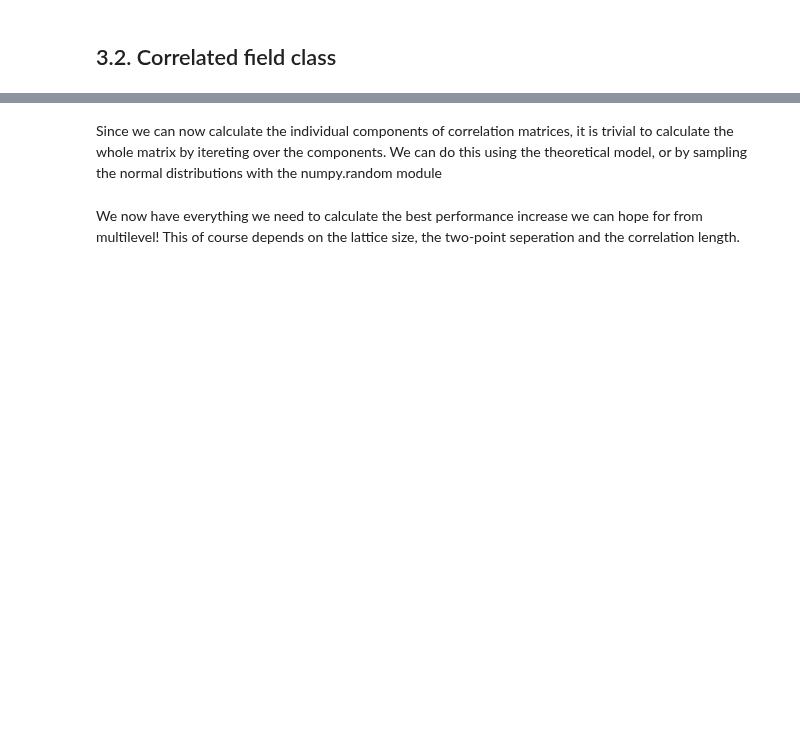
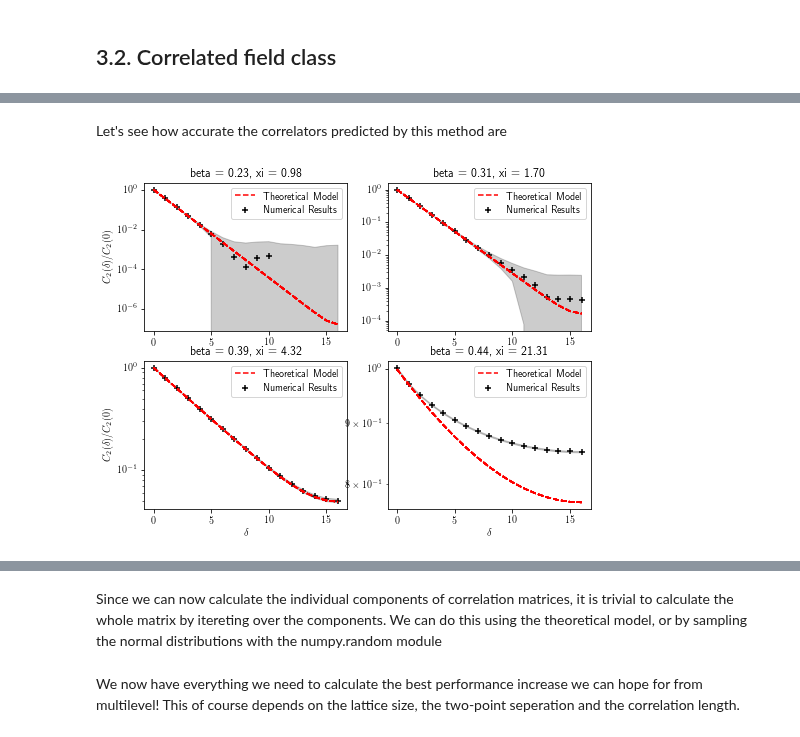
Before and after one commit to BenKMorley/Multilevel_notebook, a Jupyter notebook: Multilevel_Ising.ipynb, the cells around one changed output, grey strips where cells are left out. Drawn from its saved outputs; the diff is of its cells as text; code cells hidden in the pictures; blank space fills up the shorter version.

Commit message:
Made plots to investigate the performance of the algorithm in estimating the correlators themselves

```diff
--- a/Multilevel_Ising.ipynb
+++ b/Multilevel_Ising.ipynb
@@ -1425,4 +1424,4 @@ def correlation(delta, xi, L):
         --------
         float with a value between 0 and 1
     """
-    return numpy.exp(-delta / xi) + numpy.exp(-(L - delta) / xi) - numpy.exp(-L / xi)
+    return (numpy.exp(-delta / xi) + numpy.exp(-(L - delta) / xi)) / (1 + numpy.exp(-L / xi))
@@ -1516,3 +1614,80 @@ class fun_field(object):
+# %% [markdown]
+Let's see how accurate the correlators predicted by this method are
+# %%
+# Use the results we calculated in the previous section
+L = 32
+N = 500
+M = 500
+no_betas = 32
+min_beta = 0.1
+max_beta = numpy.log(1 + numpy.sqrt(2)) / 2
+betas = numpy.linspace(min_beta, max_beta, no_betas)
+delta_s = numpy.arange(L // 2 + 1)
+
+# Choose a few representative temperatures and positions
+fig, axes = plt.subplots(2, 2)
+beta_indices = [12, 19, 26, 31]
+x_s = numpy.arange(L // 2)
+
+# Plot the estimates obtained by our model
+for k, i in enumerate(beta_indices):
+    ax = axes[k // 2, k % 2]
+    beta = betas[i]
+    xi = xis[L][i]
+
+    # Load in the raw data
+    data_single = single_slice_ising(L, beta, N * M, step, rerun=False)
+
+    corr = numpy.zeros(len(delta_s))
+    stds = numpy.zeros(len(delta_s))
+
+    for j, delta in enumerate(delta_s):
+        twopt = data_single.twopt(delta)
+        corr[j] = numpy.mean(twopt)
+        stds[j] = numpy.mean(numpy.std(twopt, axis=0)) / numpy.sqrt(N * M)
+
+    # Find the standard deviation of the data
+    std = numpy.mean(numpy.std(data_single.spin_slice, axis=0))
+
+    # Use this to normalize the correlator
+    corr = corr / std ** 2
+    stds = stds / std ** 2
+
+    ax.scatter(delta_s, corr, marker='+', label='Numerical Results', color='k')
+    ax.fill_between(delta_s, corr - stds, corr + stds, color='k', alpha=0.2)
+
+    for x in x_s:
+        # Plot the results for the actual correlator
+
+        estimates = numpy.zeros(len(delta_s))
+
+        for j, delta in enumerate(delta_s):
+            our_correlator = one_correlator(x, delta, xi, L, N, M)
+
+            estimates[j] = our_correlator.estimate_correlator()
+
+        if x == 0:
+            ax.plot(delta_s, estimates, ls='--', label='Theoretical Model', color='r')
+
+        else:
+            ax.plot(delta_s, estimates, ls='--', color='r')
+
+
+    if k // 2 == 1:
+        ax.set_xlabel(r'$\delta$')
+
+    if k % 2 == 0:
+        ax.set_ylabel(r'$C_2(\delta) / C_2(0)$')
+
+    ax.set_yscale('log')
+    ax.set_title(f'beta = {beta:.2f}, xi = {xi:.2f}')
+    ax.legend(loc='upper right')
+
+fig.set_size_inches((8, 6))
+plt.savefig(f'{base_directory}graphs/Correlator_theoretical_observed.pdf')
+plt.show()
+# %% [output]
+[figure, added]
 # %% [markdown]
 We can now use this class representing a single field insertion to build up correlators of field insertions. To calculate the covariance matrix that we have used prevsiously we need four field insertions - two for each correlator, plus field insertions for the boundary layers. The two_correlators class is designed for this specific task.
 
```
Also changed, not shown: parts of 11 cells of this notebook.
